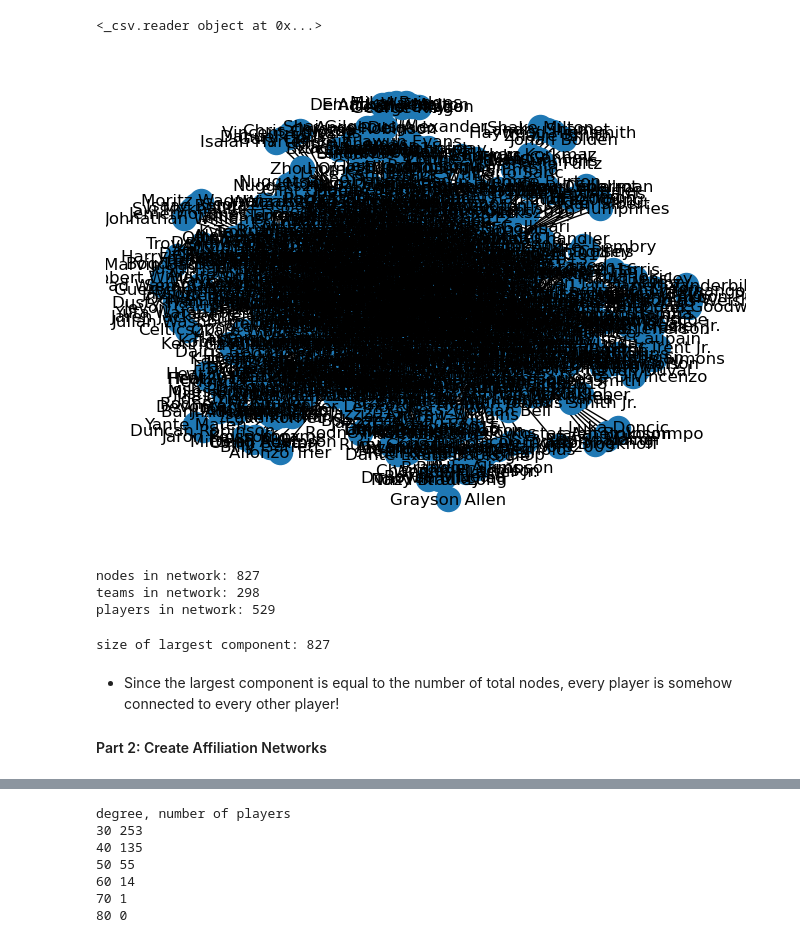
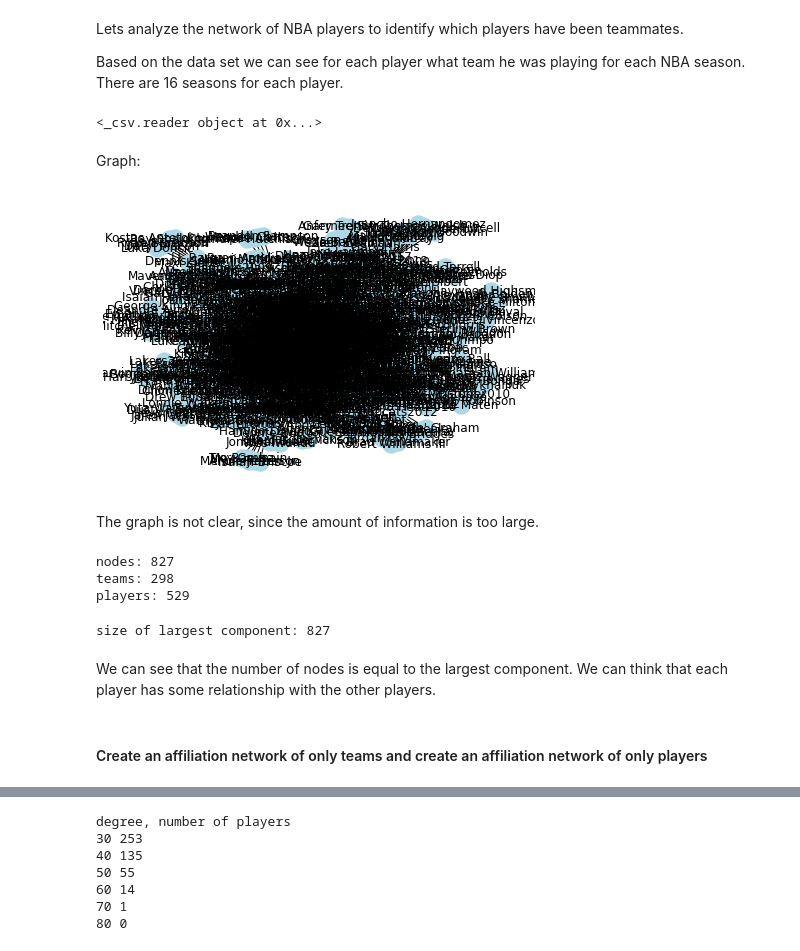
Before and after one commit to GabrielSantos33/DATA620_Project2, a Jupyter notebook: DATA620_Project2.ipynb, the cells around one changed output, grey strips where cells are left out. Saved outputs shown, nothing was run; the diff lists cells and outputs as text; code cells hidden in the pictures.

```diff
--- a/DATA620_Project2.ipynb
+++ b/DATA620_Project2.ipynb
@@ -16,7 +14,11 @@ from networkx.algorithms import bipartite as bi
 import matplotlib as plot
 import pandas as pd
 # %%
-nba_data = csv.reader(open("C:\\Users\\jzw1jlf\\Documents\\Personal\\CUNY SPS\\DATA 620\\Week 6\\NBA_network.csv"))
+nba_data = csv.reader(open("E:\\Users\\drake\\Documents\\CUNY SPS\\MASTERS\\DATA 620\\Week 6\\NBA_network.csv"))
+# %% [markdown]
+Lets analyze the network of NBA players to identify which players have been teammates.
+
+Based on the data set we can see for each player what team he was playing for each NBA season. There are 16 seasons for each player.
 # %%
 print(nba_data)
 # %% [output]
@@ -25,4 +27,6 @@ print(nba_data)
 g = nx.Graph()
 teams = []
 players = []
+# %% [markdown]
+Graph:
 # %%
@@ -34,26 +37,26 @@ for row in nba_data:
         players.append(row[1])
     g.add_edge(row[0], row[1], weight=1)
 # %%
-# draw the graph, as a giant blob
-nx.draw(g, with_labels=True)
+nx.draw(g, node_color='lightblue', with_labels=True)
 # %% [output]
-[figure, old version]
+[figure, new version]
+# %% [markdown]
+The graph is not clear, since the amount of information is too large.
 # %%
-# for some clarity, print the nodes in the network
-print( "nodes in network:", len(g))
-print("teams in network:", len(teams))
-print( "players in network:", len(players))
+print( "nodes:", len(g))
+print("teams:", len(teams))
+print( "players:", len(players))
 # %% [output]
-nodes in network: 827
-teams in network: 298
-players in network: 529
+nodes: 827
+teams: 298
+players: 529
 # %%
 connected_net = list(nx.connected_components(g))
 print("size of largest component:", len(connected_net[0]))
 # %% [output]
 size of largest component: 827
 # %% [markdown]
-- Since the largest component is equal to the number of total nodes, every player is somehow connected to every other player!
-
-#### Part 2: Create Affiliation Networks
+We can see that the number of nodes is equal to the largest component. We can think that each player has some relationship with the other players.
+# %% [markdown]
+#### Create an affiliation network of only teams and create an affiliation network of only players
 # %%
```
Also changed, not shown: parts of 23 cells of this notebook.
